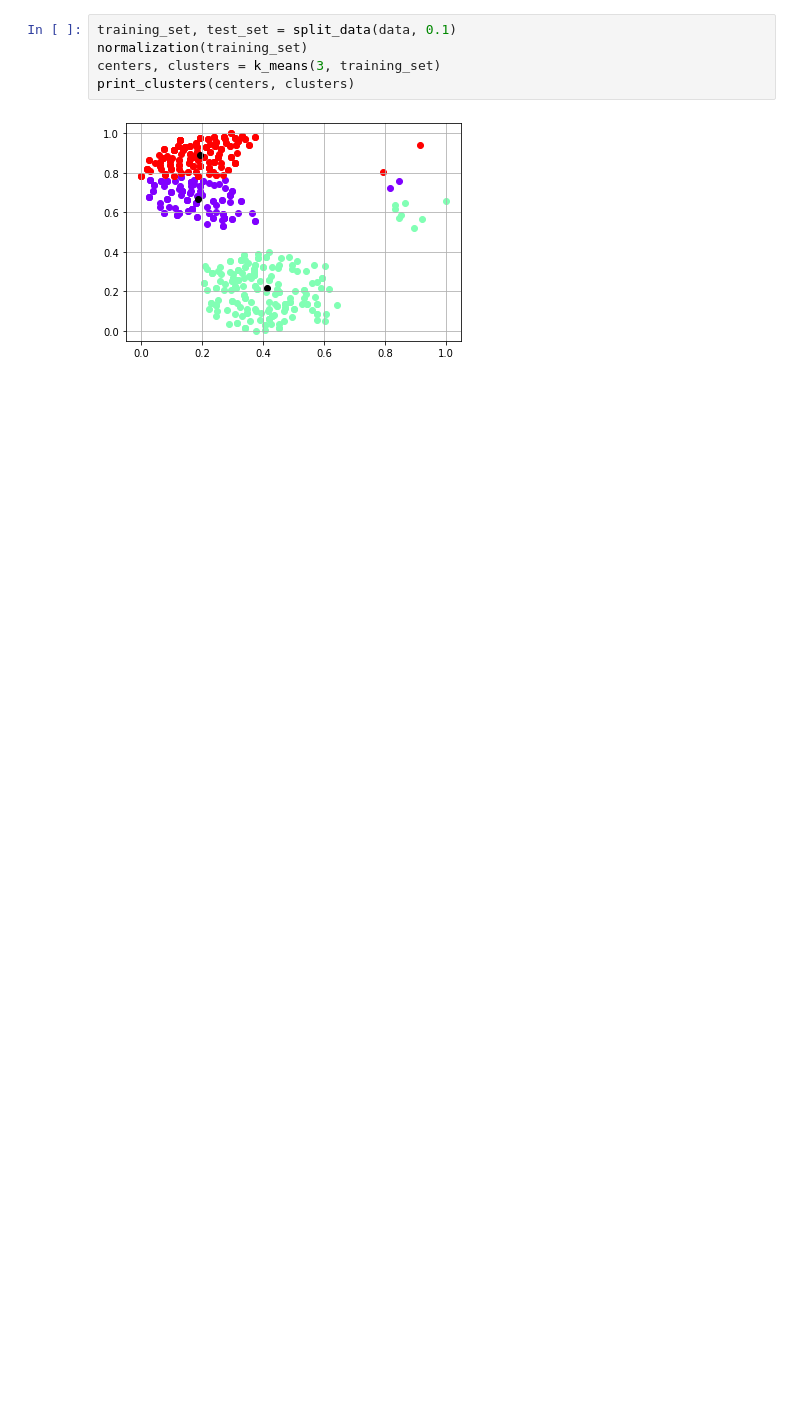
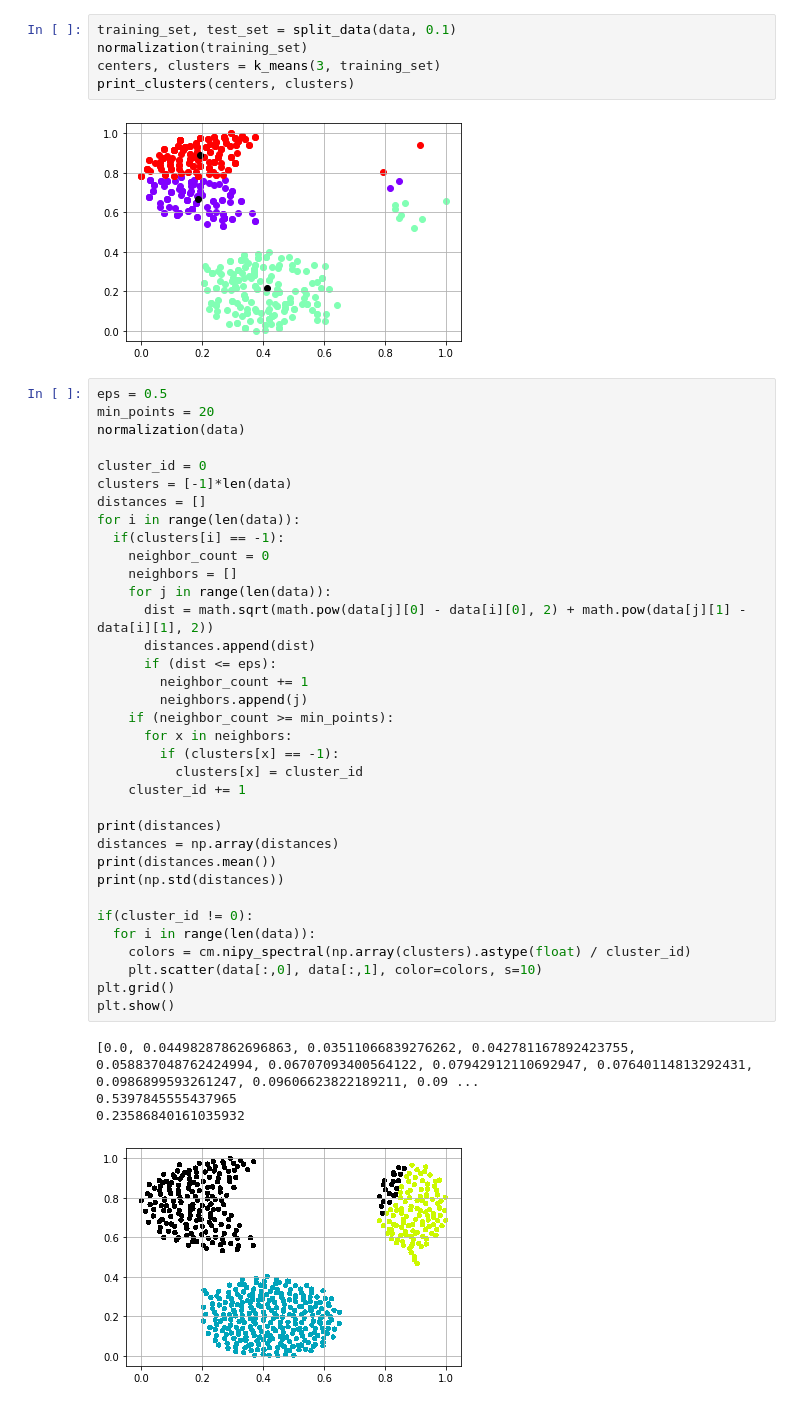
Before and after one commit to izumizawa/mc886y2021, a Jupyter notebook: Project1.ipynb, the cells around one changed output. Saved outputs shown, nothing was run; the diff lists cells and outputs as text; blank space fills up the shorter version.

```diff
--- a/Project1.ipynb
+++ b/Project1.ipynb
@@ -116,3 +116,43 @@ centers, clusters = k_means(3, training_set)
 print_clusters(centers, clusters)
 # %% [output]
 [figure]
+# %%
+eps = 0.5
+min_points = 20
+normalization(data)
+
+cluster_id = 0
+clusters = [-1]*len(data)
+distances = []
+for i in range(len(data)):
+  if(clusters[i] == -1):
+    neighbor_count = 0
+    neighbors = []
+    for j in range(len(data)):
+      dist = math.sqrt(math.pow(data[j][0] - data[i][0], 2) + math.pow(data[j][1] - data[i][1], 2))
+      distances.append(dist)
+      if (dist <= eps):
+        neighbor_count += 1
+        neighbors.append(j)
+    if (neighbor_count >= min_points):
+      for x in neighbors:
+        if (clusters[x] == -1):
+          clusters[x] = cluster_id
+    cluster_id += 1
+
+print(distances)
+distances = np.array(distances)
+print(distances.mean())
+print(np.std(distances))
+
+if(cluster_id != 0):
+  for i in range(len(data)):
+    colors = cm.nipy_spectral(np.array(clusters).astype(float) / cluster_id)
+    plt.scatter(data[:,0], data[:,1], color=colors, s=10)
+plt.grid()
+plt.show()
+# %% [output]
+[0.0, 0.04498287862696863, 0.03511066839276262, 0.042781167892423755, 0.058837048762424994, 0.06707093400564122, 0.07942912110692947, 0.07640114813292431, 0.0986899593261247, 0.09606623822189211, 0.09 ...
+0.5397845555437965
+0.23586840161035932
+[figure, added]
```
Also changed, not shown: parts of 8 cells of this notebook.
